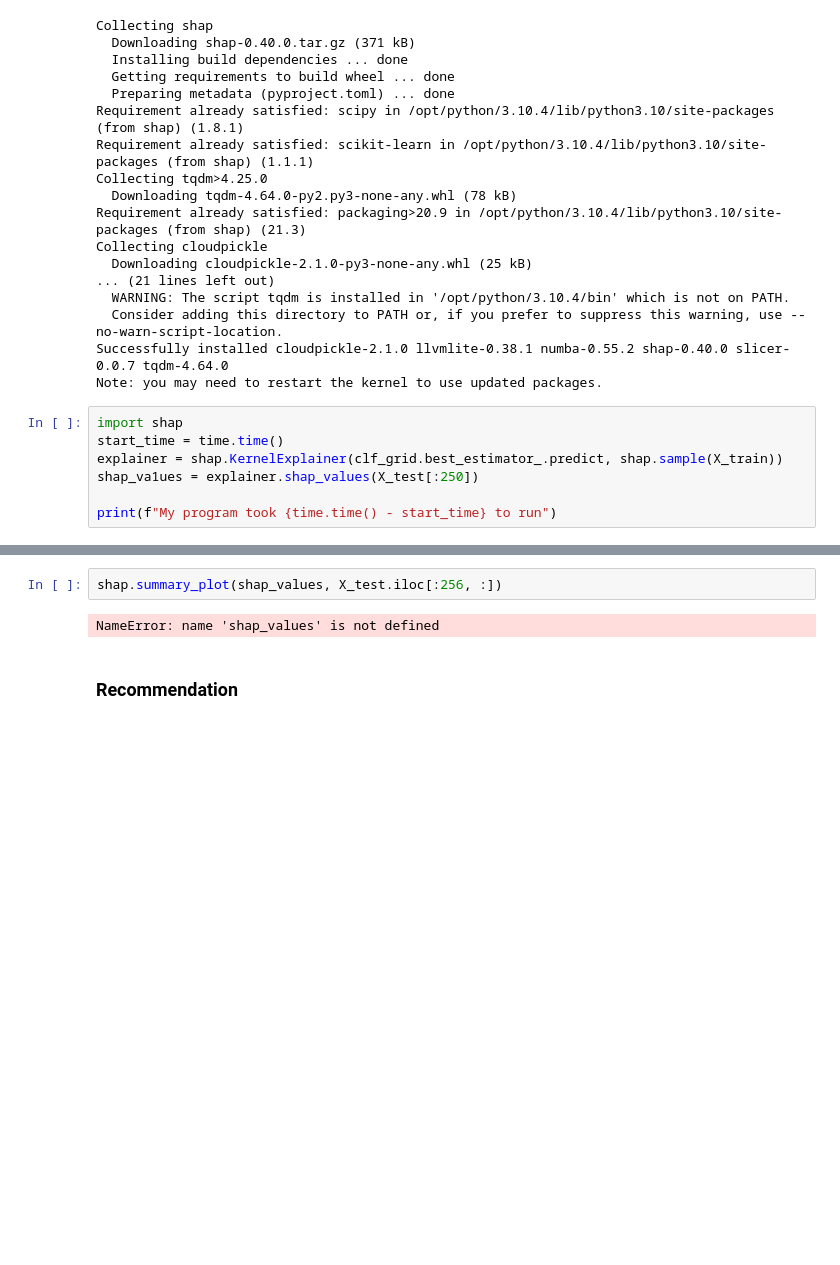
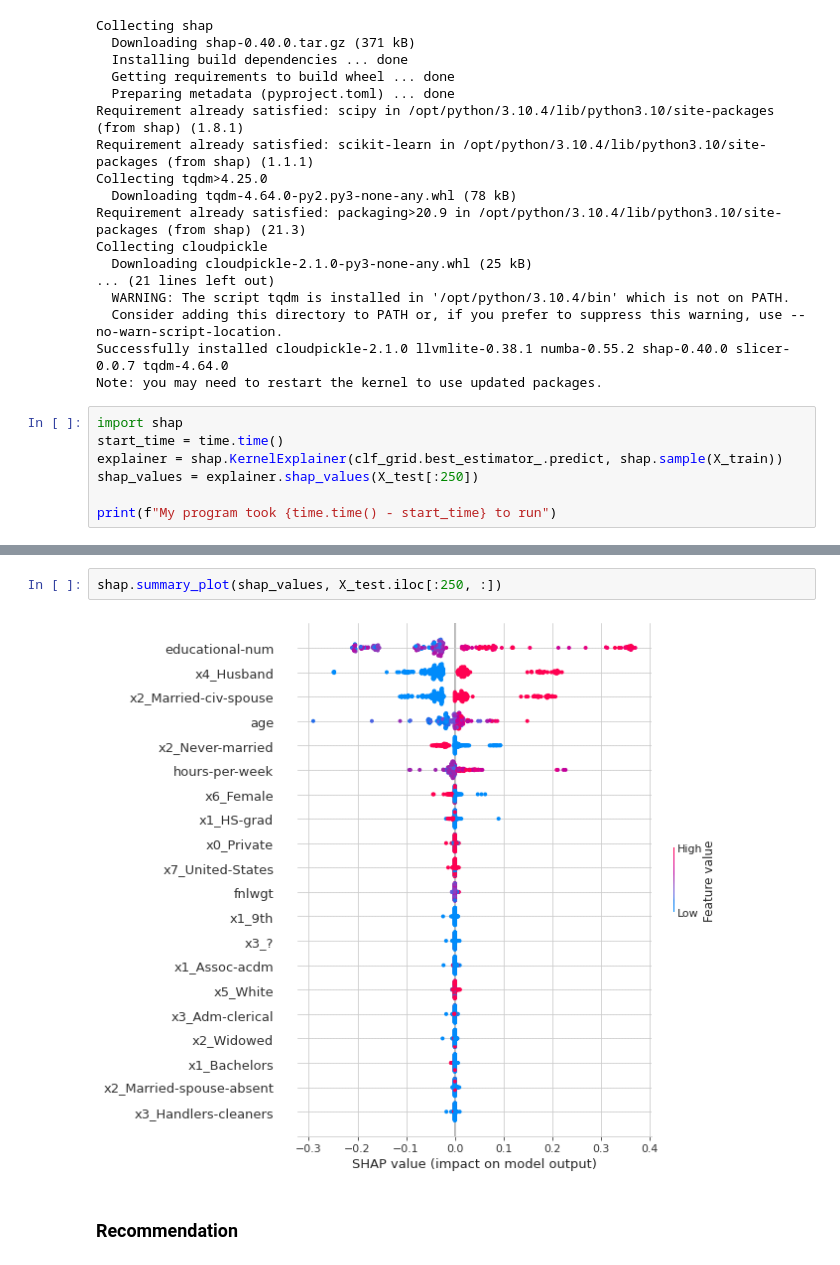
Before and after one commit to Astrathena18/DATA103-Repository, a Jupyter notebook: Notebooks/Quiz 2 Review/10_quiz2_review_student.ipynb, the cells around one changed output, grey strips where cells are left out. Cells and saved outputs as stored; diff of their text form; blank space fills up the shorter version.

```diff
--- a/Notebooks/Quiz 2 Review/10_quiz2_review_student.ipynb
+++ b/Notebooks/Quiz 2 Review/10_quiz2_review_student.ipynb
@@ -383,7 +383,7 @@ Note: you may need to restart the kernel to use updated packages.
 import shap
 start_time = time.time()
 explainer = shap.KernelExplainer(clf_grid.best_estimator_.predict, shap.sample(X_train))
-shap_va1ues = explainer.shap_values(X_test[:250])
+shap_values = explainer.shap_values(X_test[:250])
 
 print(f"My program took {time.time() - start_time} to run")
 # %% [output]
@@ -407,6 +408,6 @@ X does not have valid feature names, but RandomForestClassifier was fitted with
 # %%
-shap.summary_plot(shap_values, X_test.iloc[:256, :])
+shap.summary_plot(shap_values, X_test.iloc[:250, :])
 # %% [output]
-NameError: name 'shap_values' is not defined
+[figure, added]
 # %% [markdown]
 ### Recommendation
```
Also changed, not shown: parts of 1 cell of this notebook, 1 other file.
